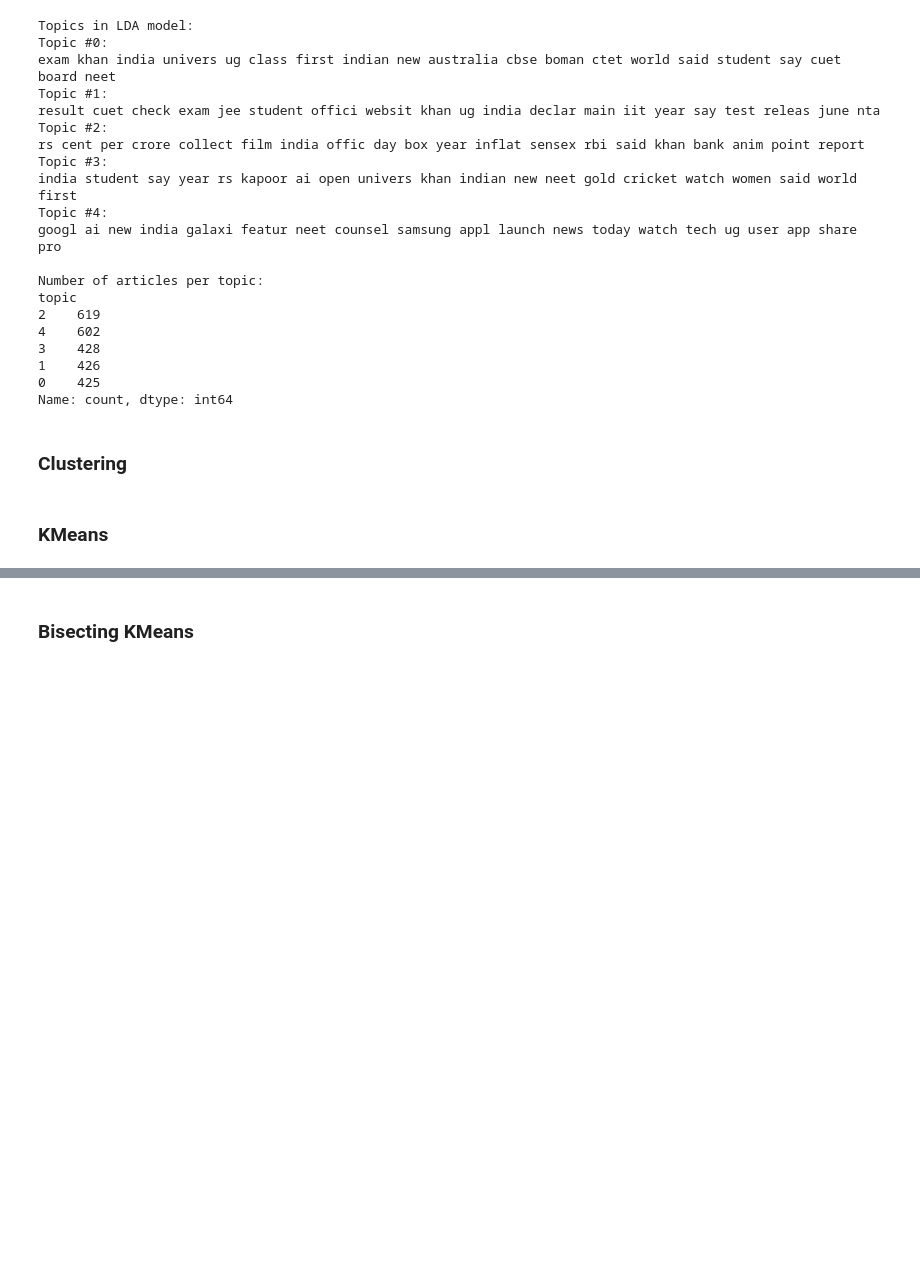
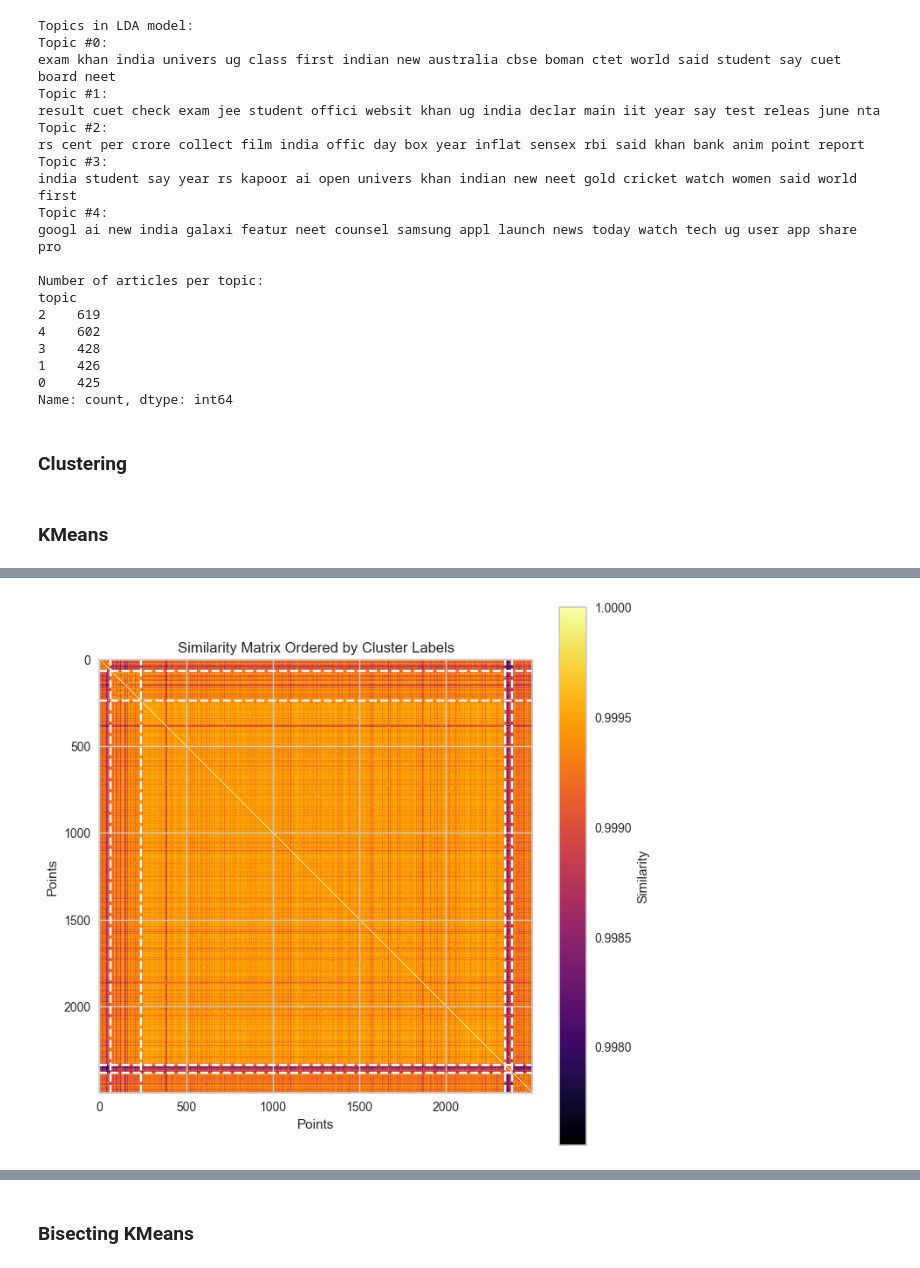
Before and after one commit to MaksimKarnaukh/DataMining, a Jupyter notebook: Assignment3/src/clustering.ipynb, the cells around one changed output, grey strips where cells are left out. Drawn from its saved outputs; the diff is of its cells as text; code cells hidden in the pictures; blank space fills up the shorter version.

```diff
--- a/Assignment3/src/clustering.ipynb
+++ b/Assignment3/src/clustering.ipynb
@@ -325,0 +323,4 @@ cp.plot_clusters_3d_all(df, cluster_labels)
+# %%
+cv.cv_similarity_matrix(df, cluster_labels, metric='cosine')
+# %% [output]
+[figure, added]
```
Also changed, not shown: parts of 57 cells of this notebook, 2 other files.
